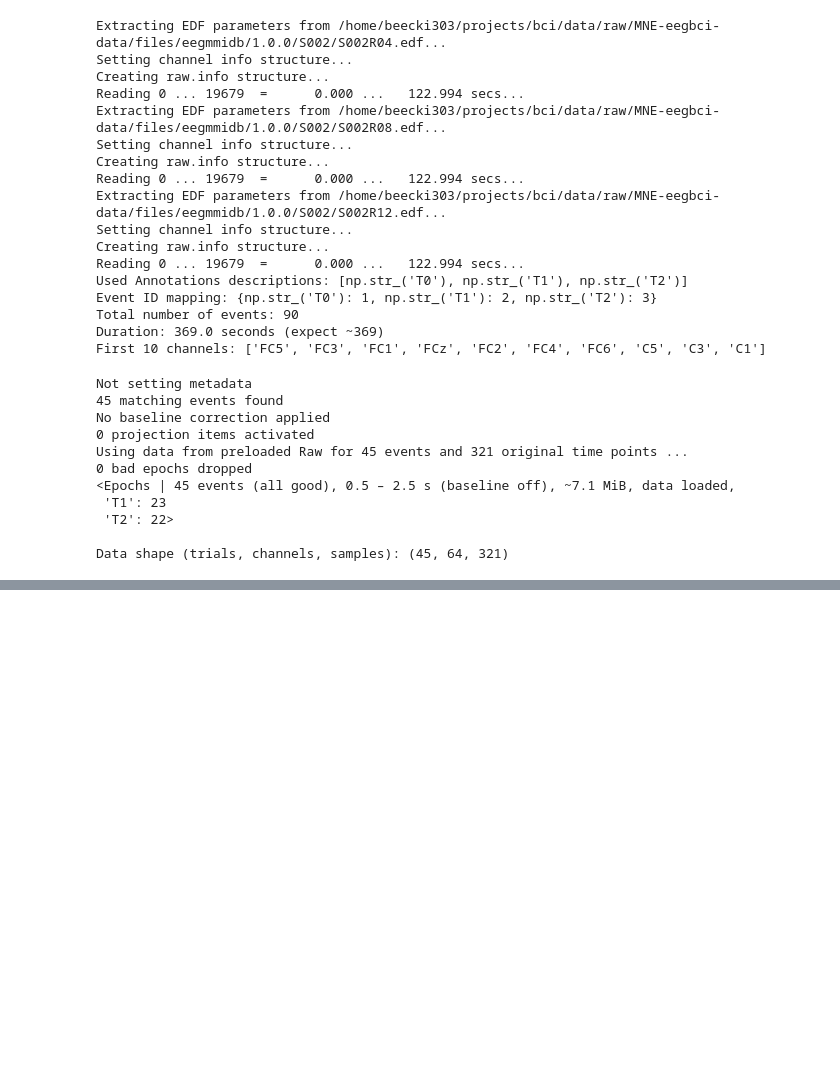
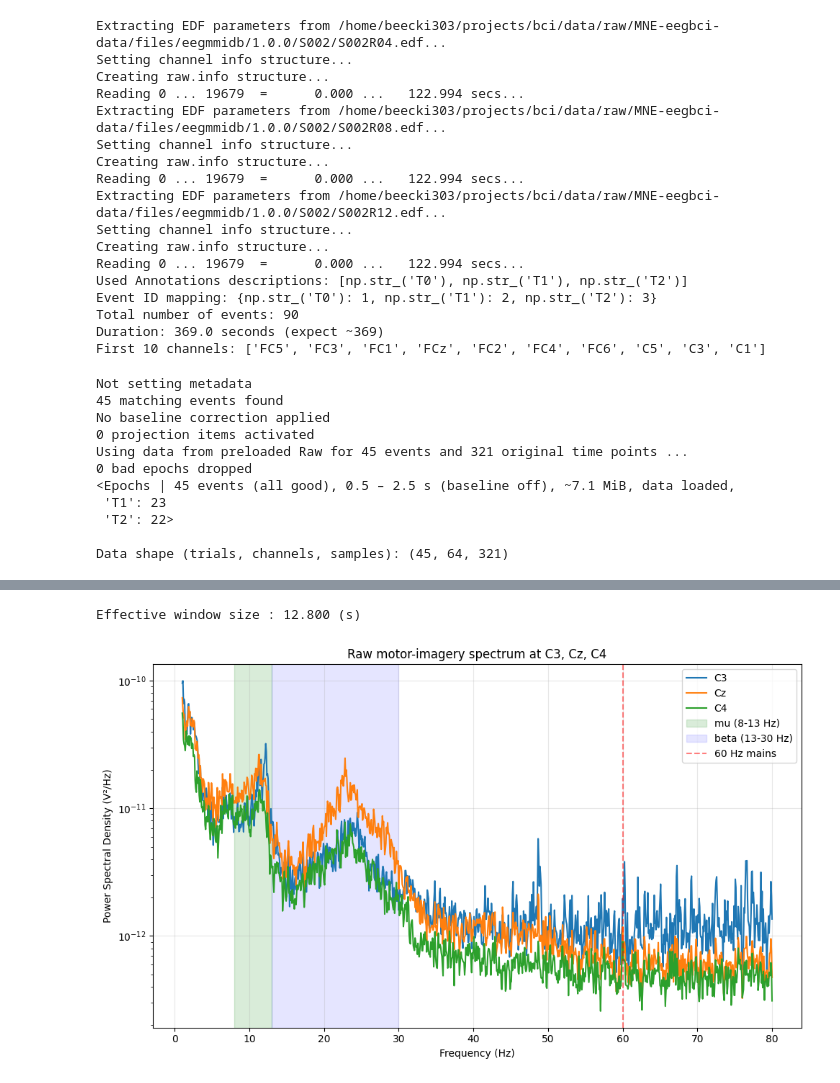
Before and after one commit to IbeeckC/EEG_BCI-pi, a Jupyter notebook: notebooks/01_physionet.ipynb, the cells around one changed output, grey strips where cells are left out. Cells and saved outputs as stored; diff of their text form; code cells hidden in the pictures; blank space fills up the shorter version.

```diff
--- a/notebooks/01_physionet.ipynb
+++ b/notebooks/01_physionet.ipynb
@@ -176,0 +234,23 @@ Data shape (trials, channels, samples): (45, 64, 321)
+# %%
+motor_channels = ['C3', 'Cz', 'C4']
+raw_psd = raw_mi.compute_psd(fmin=1, fmax=80, picks=motor_channels)
+
+freqs = raw_psd.freqs
+powers = raw_psd.get_data()  # shape: (n_channels, n_frequencies)
+
+fig, ax = plt.subplots(figsize=(10, 6))
+for i, ch in enumerate(motor_channels):
+    ax.semilogy(freqs, powers[i], label=ch, linewidth=1.5)
+ax.axvspan(8, 13, alpha=0.15, color='green', label='mu (8-13 Hz)')
+ax.axvspan(13, 30, alpha=0.10, color='blue', label='beta (13-30 Hz)')
+ax.axvline(60, color='red', linestyle='--', alpha=0.5, label='60 Hz mains')
+ax.set_xlabel('Frequency (Hz)')
+ax.set_ylabel('Power Spectral Density (V²/Hz)')
+ax.set_title('Raw motor-imagery spectrum at C3, Cz, C4')
+ax.legend()
+ax.grid(True, alpha=0.3)
+plt.tight_layout()
+plt.show()
+# %% [output]
+Effective window size : 12.800 (s)
+[figure, added]
```
Also changed, not shown: parts of 5 cells of this notebook, 1 other file.
